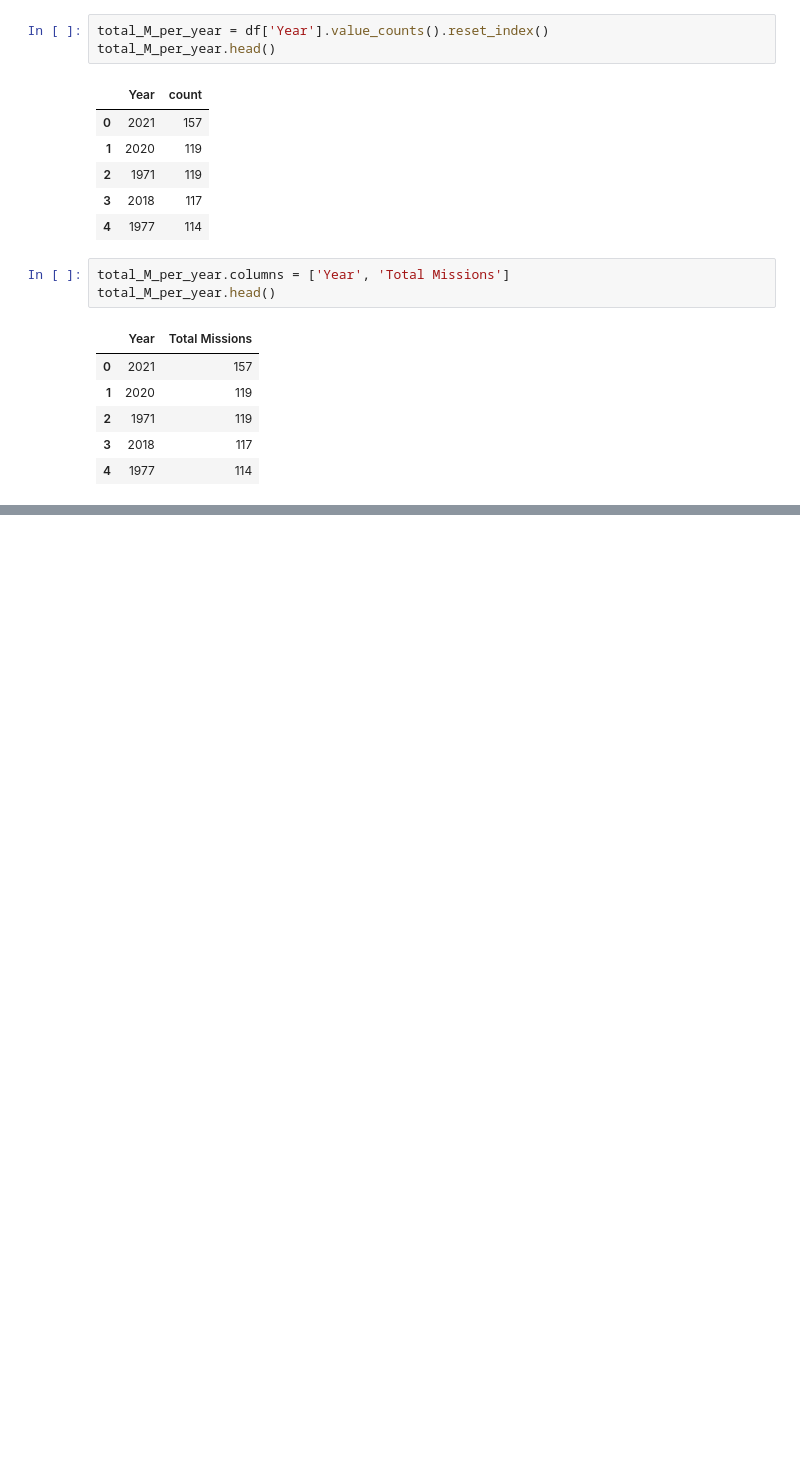
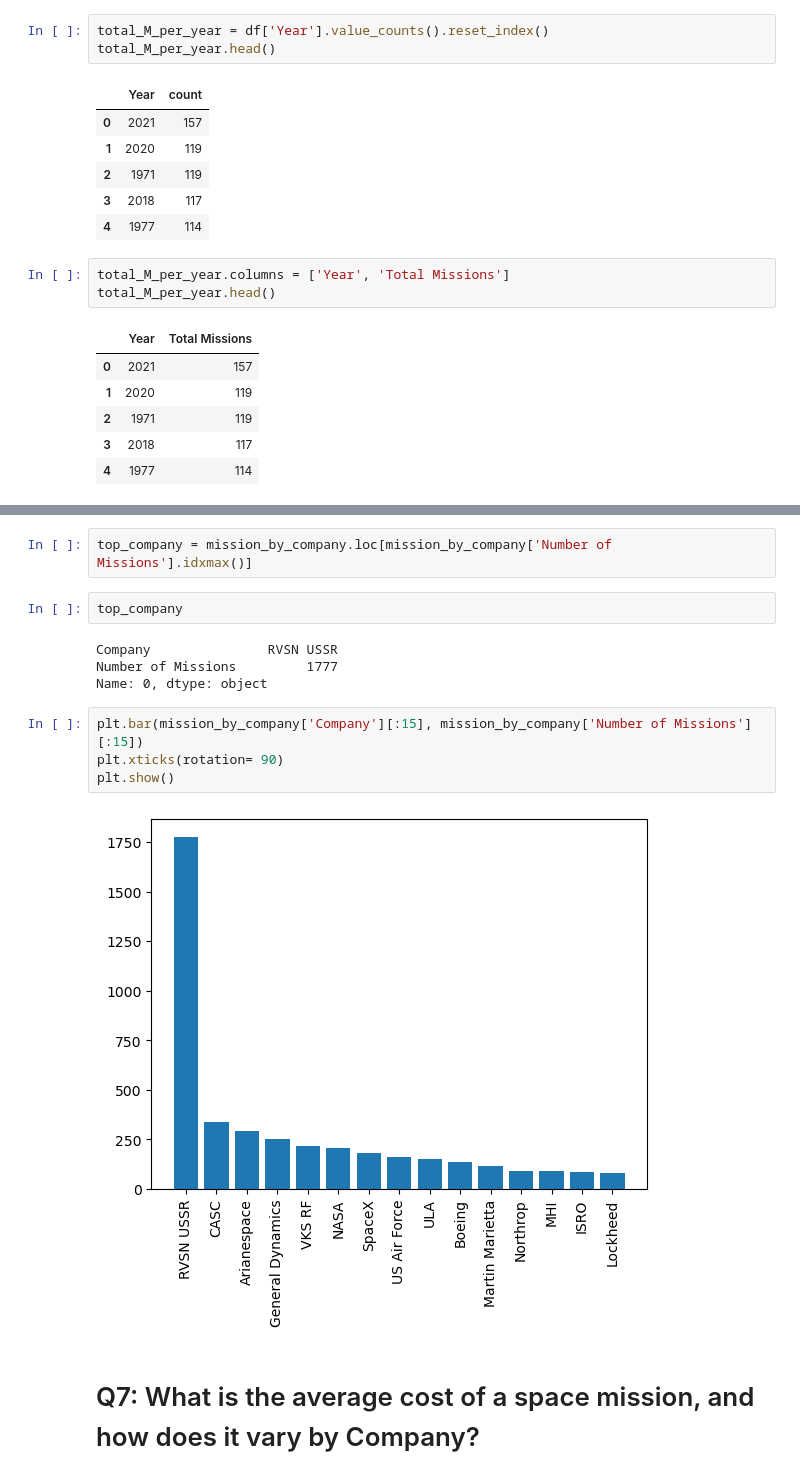
Before and after one commit to imamahasane/Space-Missions, a Jupyter notebook: Space-Missions.ipynb, the cells around one changed output, grey strips where cells are left out. Saved outputs shown, nothing was run; the diff lists cells and outputs as text; blank space fills up the shorter version.

```diff
--- a/Space-Missions.ipynb
+++ b/Space-Missions.ipynb
@@ -380,0 +450,16 @@ total_M_per_year.head()
+# %%
+top_company = mission_by_company.loc[mission_by_company['Number of Missions'].idxmax()]
+# %%
+top_company
+# %% [output]
+Company               RVSN USSR
+Number of Missions         1777
+Name: 0, dtype: object
+# %%
+plt.bar(mission_by_company['Company'][:15], mission_by_company['Number of Missions'][:15])
+plt.xticks(rotation= 90)
+plt.show()
+# %% [output]
+[figure, added]
+# %% [markdown]
+# Q7: What is the average cost of a space mission, and how does it vary by Company?
```
Also changed, not shown: parts of 24 cells of this notebook.
